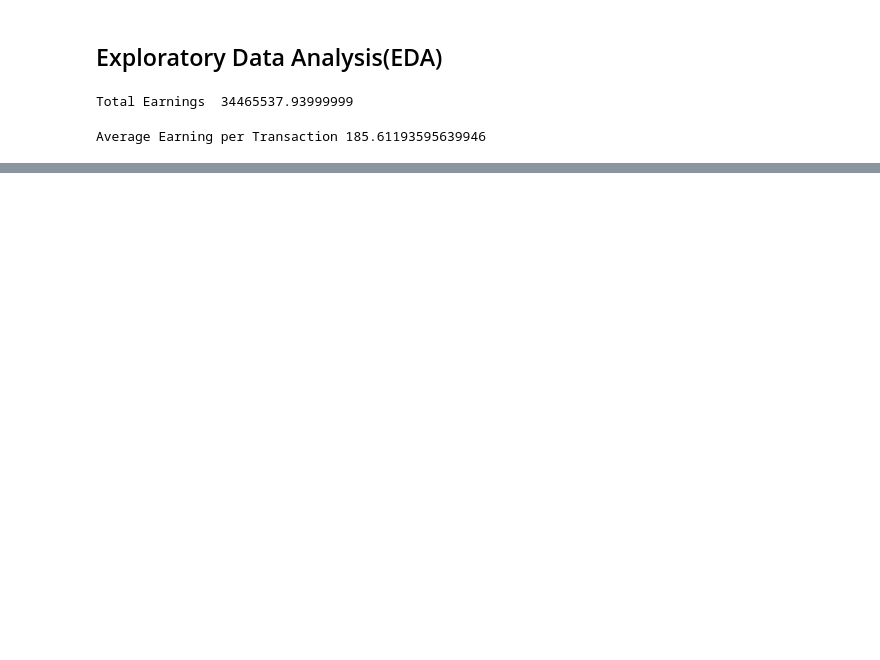
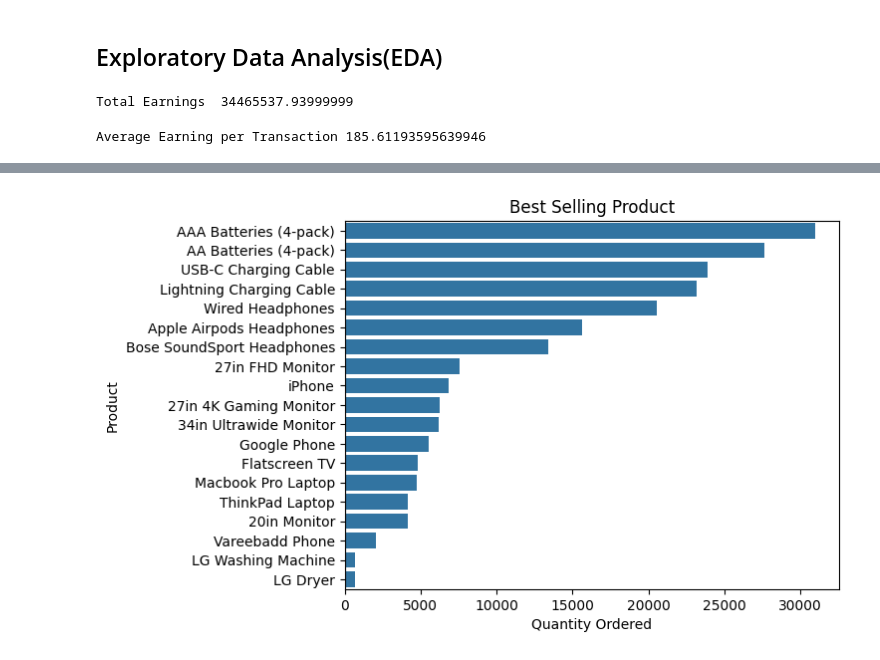
Before and after one commit to Hansil-Chapadiya/DataScience_MachineLearning, a Jupyter notebook: DSAndML/Jupyternotebook/SalesDataAnalysis.ipynb, the cells around one changed output, grey strips where cells are left out. Drawn from its saved outputs; the diff is of its cells as text; code cells hidden in the pictures; blank space fills up the shorter version.

```diff
--- a/DSAndML/Jupyternotebook/SalesDataAnalysis.ipynb
+++ b/DSAndML/Jupyternotebook/SalesDataAnalysis.ipynb
@@ -127,0 +191,9 @@ Average Earning per Transaction 185.61193595639946
+# %%
+# Best Selling Product
+best_products = df.groupby('Product')['Quantity Ordered'].sum().sort_values(ascending=False)
+sns.barplot(x=best_products.values,y=best_products.index)
+plt.title('Best Selling Product')
+plt.xlabel('Quantity Ordered')
+plt.show()
+# %% [output]
+[figure, added]
```
Also changed, not shown: parts of 5 cells of this notebook.
